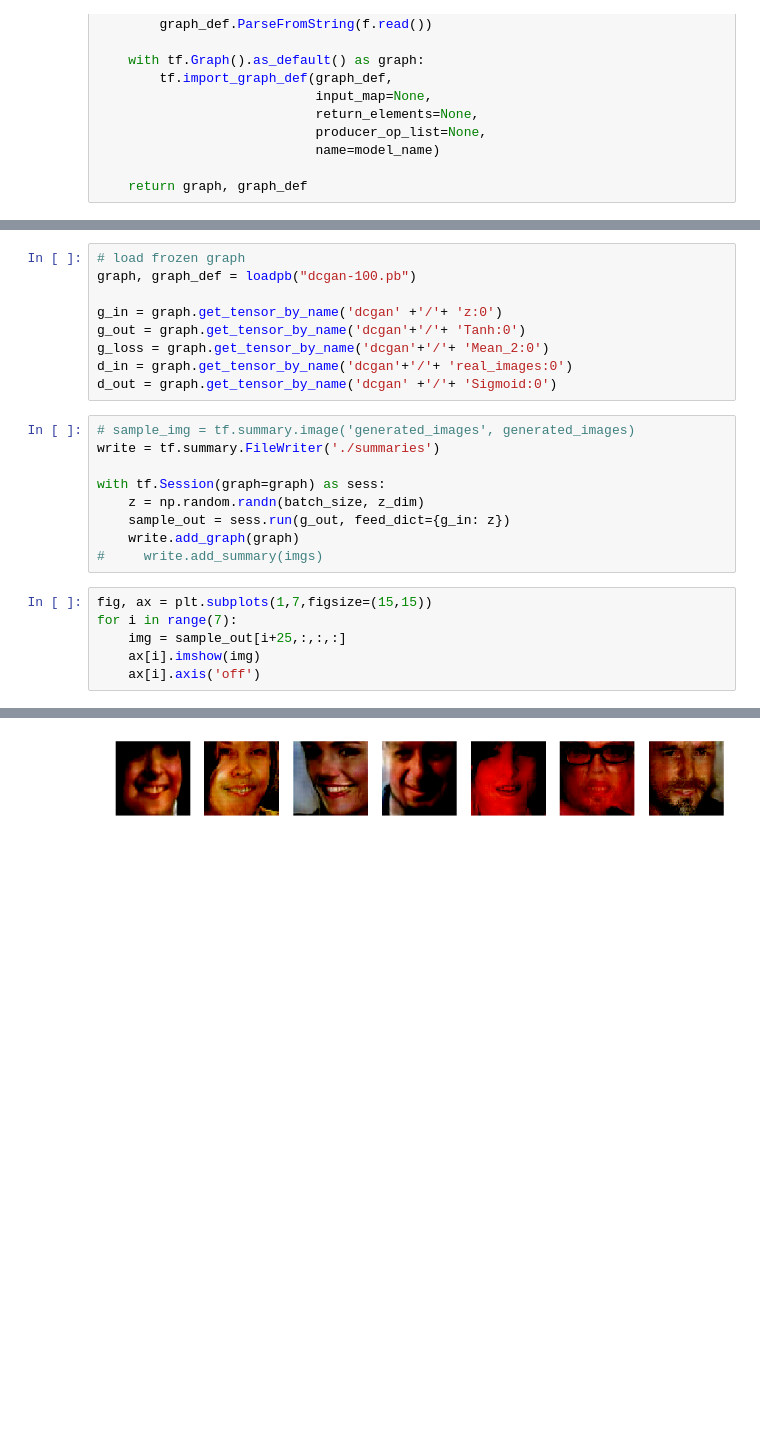
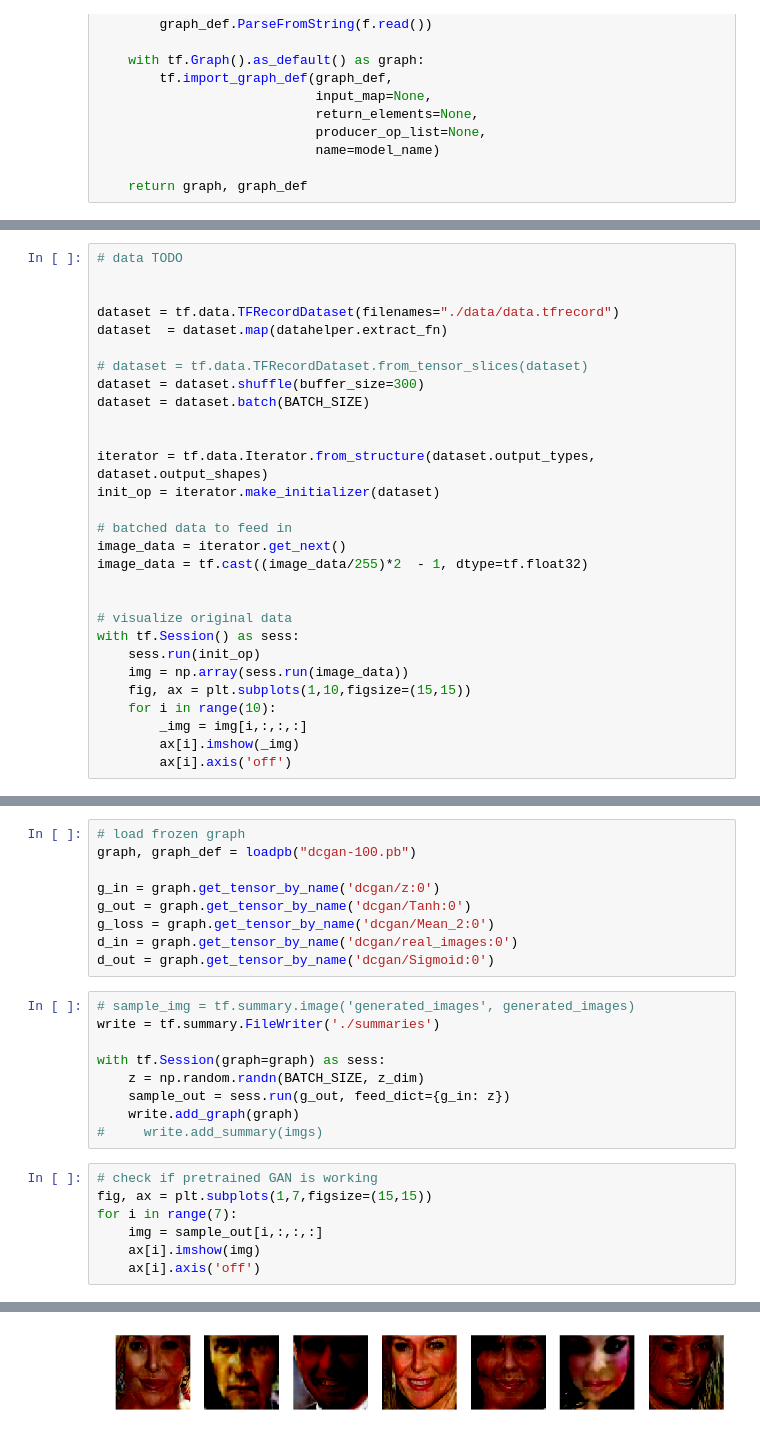
Before and after one commit to nlune/DCGAN-2019, a Jupyter notebook: DCGAN-pretrained.ipynb, the cells around one changed output, grey strips where cells are left out. Cells and saved outputs as stored; diff of their text form; blank space fills up the shorter version.

```diff
--- a/DCGAN-pretrained.ipynb
+++ b/DCGAN-pretrained.ipynb
@@ -41,0 +45,29 @@ epochs = 5
+# %%
+# data TODO
+
+
+dataset = tf.data.TFRecordDataset(filenames="./data/data.tfrecord")
+dataset  = dataset.map(datahelper.extract_fn)
+
+# dataset = tf.data.TFRecordDataset.from_tensor_slices(dataset)
+dataset = dataset.shuffle(buffer_size=300)
+dataset = dataset.batch(BATCH_SIZE)
+
+
+iterator = tf.data.Iterator.from_structure(dataset.output_types, dataset.output_shapes)
+init_op = iterator.make_initializer(dataset)
+
+# batched data to feed in
+image_data = iterator.get_next()
+image_data = tf.cast((image_data/255)*2  - 1, dtype=tf.float32)
+
+
+# visualize original data
+with tf.Session() as sess:
+    sess.run(init_op)
+    img = np.array(sess.run(image_data))
+    fig, ax = plt.subplots(1,10,figsize=(15,15))
+    for i in range(10):
+        _img = img[i,:,:,:]
+        ax[i].imshow(_img)
+        ax[i].axis('off')
@@ -43,33 +88,34 @@ epochs = 5
 # load frozen graph
 graph, graph_def = loadpb("dcgan-100.pb")
 
-g_in = graph.get_tensor_by_name('dcgan' +'/'+ 'z:0')
-g_out = graph.get_tensor_by_name('dcgan'+'/'+ 'Tanh:0')
-g_loss = graph.get_tensor_by_name('dcgan'+'/'+ 'Mean_2:0')
-d_in = graph.get_tensor_by_name('dcgan'+'/'+ 'real_images:0')
-d_out = graph.get_tensor_by_name('dcgan' +'/'+ 'Sigmoid:0')
+g_in = graph.get_tensor_by_name('dcgan/z:0')
+g_out = graph.get_tensor_by_name('dcgan/Tanh:0')
+g_loss = graph.get_tensor_by_name('dcgan/Mean_2:0')
+d_in = graph.get_tensor_by_name('dcgan/real_images:0')
+d_out = graph.get_tensor_by_name('dcgan/Sigmoid:0')
 # %%
 # sample_img = tf.summary.image('generated_images', generated_images)
 write = tf.summary.FileWriter('./summaries')
 
 with tf.Session(graph=graph) as sess:
-    z = np.random.randn(batch_size, z_dim)
+    z = np.random.randn(BATCH_SIZE, z_dim)
     sample_out = sess.run(g_out, feed_dict={g_in: z})
     write.add_graph(graph)
 #     write.add_summary(imgs)
 # %%
+# check if pretrained GAN is working
 fig, ax = plt.subplots(1,7,figsize=(15,15))
 for i in range(7):
-    img = sample_out[i+25,:,:,:]
+    img = sample_out[i,:,:,:]
     ax[i].imshow(img)
     ax[i].axis('off')
 # %% [output]
 Clipping input data to the valid range for imshow with RGB data ([0..1] for floats or [0..255] for integers).
 Clipping input data to the valid range for imshow with RGB data ([0..1] for floats or [0..255] for integers).
 Clipping input data to the valid range for imshow with RGB data ([0..1] for floats or [0..255] for integers).
 Clipping input data to the valid range for imshow with RGB data ([0..1] for floats or [0..255] for integers).
 Clipping input data to the valid range for imshow with RGB data ([0..1] for floats or [0..255] for integers).
 Clipping input data to the valid range for imshow with RGB data ([0..1] for floats or [0..255] for integers).
 Clipping input data to the valid range for imshow with RGB data ([0..1] for floats or [0..255] for integers).
-[figure, old version]
+[figure, new version]
 # %%
```
Also changed, not shown: parts of 5 cells of this notebook, 1 other file.
